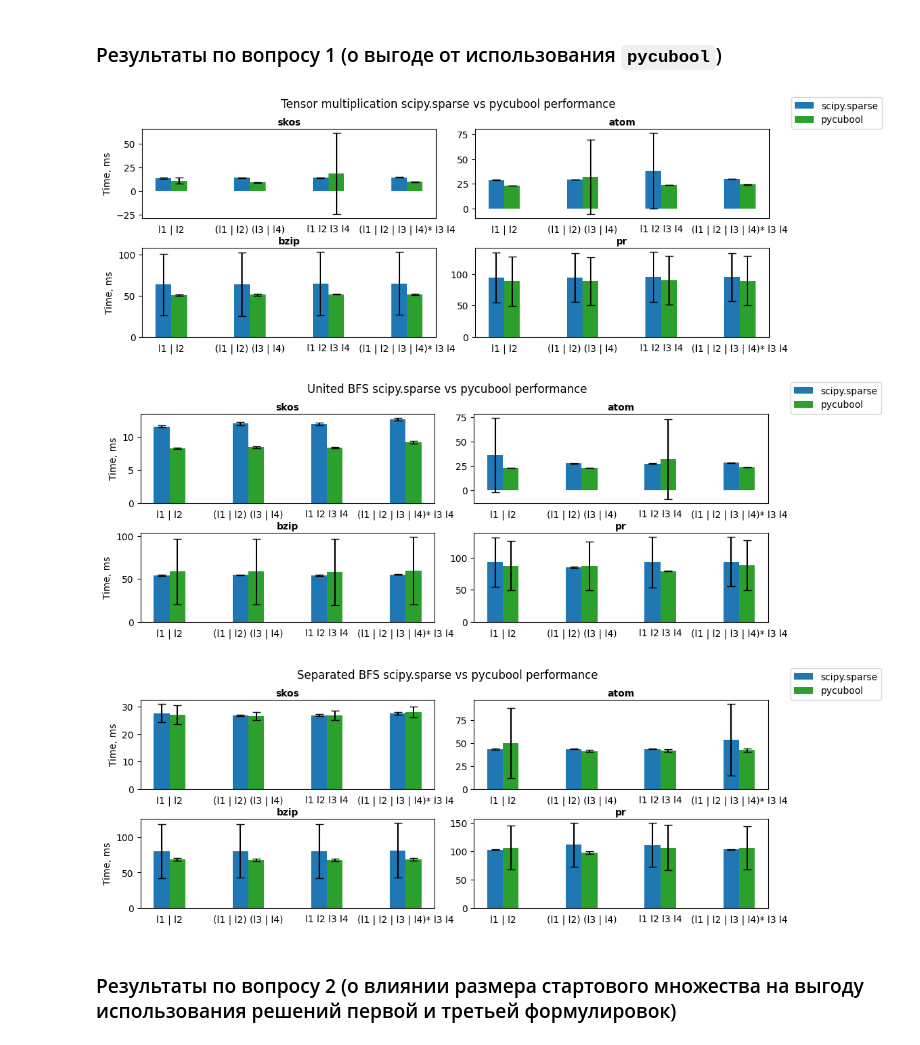
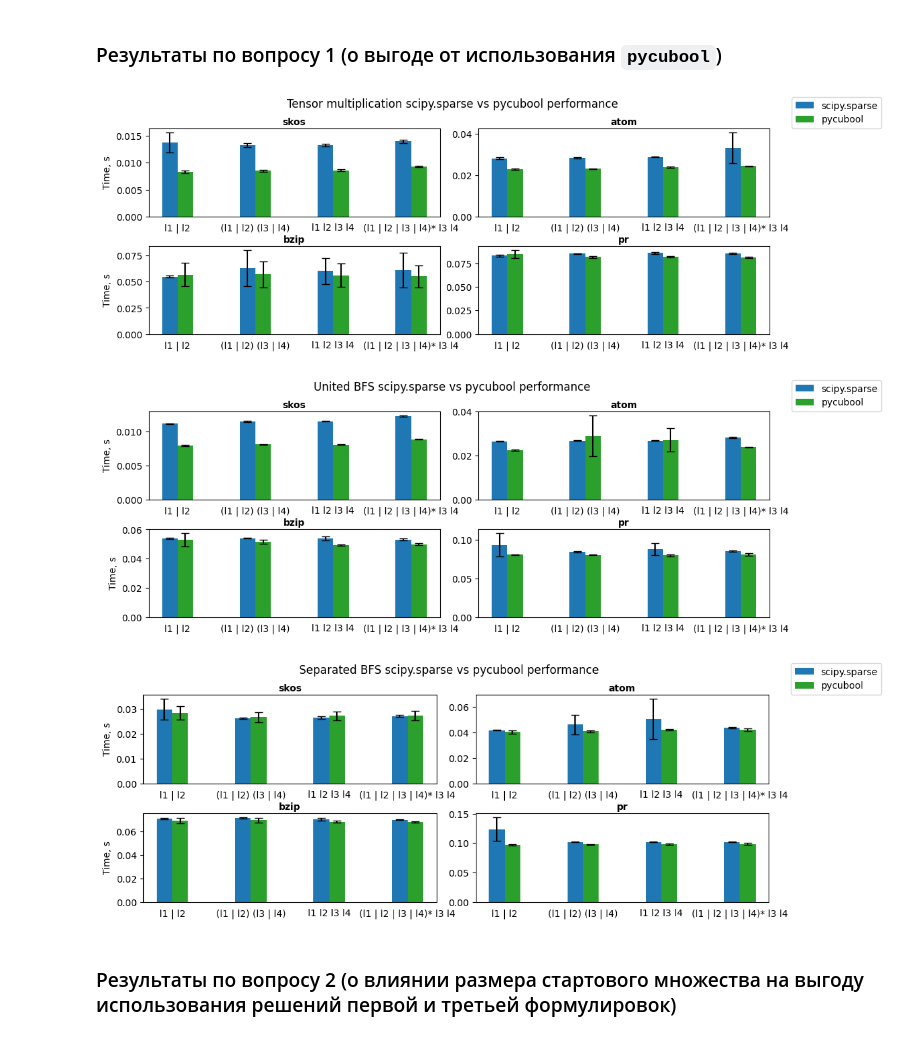
Before and after one commit to shlegelal/formal-lang-course, a Jupyter notebook: experiments/rpq_comparison.ipynb, the cells around one changed output. Saved outputs shown, nothing was run; the diff lists cells and outputs as text; code cells hidden in the pictures.

Commit message:
Use timeit for measurements

```diff
--- a/experiments/rpq_comparison.ipynb
+++ b/experiments/rpq_comparison.ipynb
@@ -689,9 +689,9 @@ FIXED_START_SIZE = 50
 # Sizes of start sets in varied-start experiment
 VARIED_START_SIZES = [50, 100, 200, 400, 800, 1500, 3000, 6000, 10000]
 # Number of consecutive times each measurement is run for small graphs
-RUN_TIMES_SMALL = 20
+RUN_TIMES_SMALL = 5
 # Number of consecutive times each measurement is run for huge graphs
-RUN_TIMES_HUGE = 2
+RUN_TIMES_HUGE = 1
 
 
 # Determines which graphs are considered small
@@ -700,7 +700,7 @@ def is_small(graph: nx.Graph) -> bool:
 # %% [markdown]
 Ниже представлен код для проведения описанных замеров.
 # %%
-from time import process_time_ns
+from timeit import repeat
 from statistics import fmean
 from statistics import stdev
 from typing import Callable
@@ -708,14 +708,9 @@ from cfpq_data import generate_multiple_source
 
 
 def run_timed(f: Callable, run_times: int):
-    times = []
-    for _ in range(run_times):
-        start = process_time_ns()
-        f()
-        finish = process_time_ns()
-        times.append((finish - start) / 1e6)
+    times = repeat(f, repeat=run_times, number=1)
     m = fmean(times)
-    sd = stdev(times, m)
+    sd = stdev(times, m) if len(times) > 1 else 0.0
     return m, sd
 
 
@@ -737,36 +732,42 @@ def run_fixed_starts():
                 lambda: rpq_by_tensor(graph, regex, starts=starts),
                 run_times=run_times,
             )
+            print(by_tensor)
 
             print("by_bfs_all", end=" ")
             by_bfs_all = run_timed(
                 lambda: rpq_by_bfs(graph, regex, starts=starts, mode=BfsMode.FIND_COMMON_REACHABLE_SET),
                 run_times=run_times,
             )
+            print(by_bfs_all)
 
             print("by_bfs_each", end=" ")
             by_bfs_each = run_timed(
                 lambda: rpq_by_bfs(graph, regex, starts=starts, mode=BfsMode.FIND_REACHABLE_FOR_EACH_START),
                 run_times=run_times,
             )
+            print(by_bfs_each)
 
             print("by_tensor_cuda", end=" ")
             by_tensor_cuda = run_timed(
                 lambda: rpq_by_tensor_cuda(graph, regex, starts=starts),
                 run_times=run_times,
             )
+            print(by_tensor_cuda)
 
             print("by_bfs_all_cuda", end=" ")
             by_bfs_all_cuda = run_timed(
                 lambda: rpq_by_bfs_cuda(graph, regex, starts=starts, mode=BfsMode.FIND_COMMON_REACHABLE_SET),
                 run_times=run_times,
             )
+            print(by_bfs_all_cuda)
 
             print("by_bfs_each_cuda")
             by_bfs_each_cuda = run_timed(
                 lambda: rpq_by_bfs_cuda(graph, regex, starts=starts, mode=BfsMode.FIND_REACHABLE_FOR_EACH_START),
                 run_times=run_times,
             )
+            print(by_bfs_each_cuda)
 
             graph_results.append(
                 ((by_tensor, by_bfs_all, by_bfs_each), (by_tensor_cuda, by_bfs_all_cuda, by_bfs_each_cuda))
@@ -801,12 +802,14 @@ def run_varied_starts():
                     lambda: rpq_by_tensor_cuda(graph, regex, starts=starts),
                     run_times=run_times,
                 )
+                print(by_tensor_cuda)
 
                 print("by_bfs_each_cuda")
                 by_bfs_each_cuda = run_timed(
                     lambda: rpq_by_bfs_cuda(graph, regex, starts=starts, mode=BfsMode.FIND_REACHABLE_FOR_EACH_START),
                     run_times=run_times,
                 )
+                print(by_bfs_each_cuda)
 
                 regex_results[start_size] = (by_tensor_cuda, by_bfs_each_cuda)
 
@@ -907,43 +957,43 @@ def show_plots_1(
             ax.set_xticks(label_locations, REGEXES.keys())
             ax.tick_params(axis='x', which='both', bottom=False)
             if g_i % len(axs[0]) == 0:
-                ax.set_ylabel("Time, ms")
+                ax.set_ylabel("Time, s")
 
             scipy_means = [rs[0][algo_i][0] for rs in graph_results]
             scipy_stdevs = [rs[0][algo_i][1] for rs in graph_results]
             ax.bar(
                 label_locations - bar_width / 2,
                 scipy_means,
                 bar_width,
                 yerr=scipy_stdevs,
                 color="tab:blue",
                 label="scipy.sparse",
                 capsize=cap_size,
             )
 
             pycubool_means = [rs[1][algo_i][0] for rs in graph_results]
             pycubool_stdevs = [rs[1][algo_i][1] for rs in graph_results]
             ax.bar(
                 label_locations + bar_width / 2,
                 pycubool_means,
                 bar_width,
                 yerr=pycubool_stdevs,
                 color="tab:green",
                 label="pycubool",
                 capsize=cap_size,
             )
 
         handles, labels = axs[-1][-1].get_legend_handles_labels()
         fig.legend(handles, labels, bbox_to_anchor=(1, 1), loc="upper left")
 
     plt.show()
 
 
 show_plots_1(fixed_starts_res)
 # %% [output]
-[figure, old version]
+[figure, new version]
-[figure, old version]
+[figure, new version]
-[figure, old version]
+[figure, new version]
 # %% [markdown]
 ### Результаты по вопросу 2 (о влиянии размера стартового множества на выгоду использования решений первой и третьей формулировок)
 # %%
```
Also changed, not shown: parts of 7 cells of this notebook.
